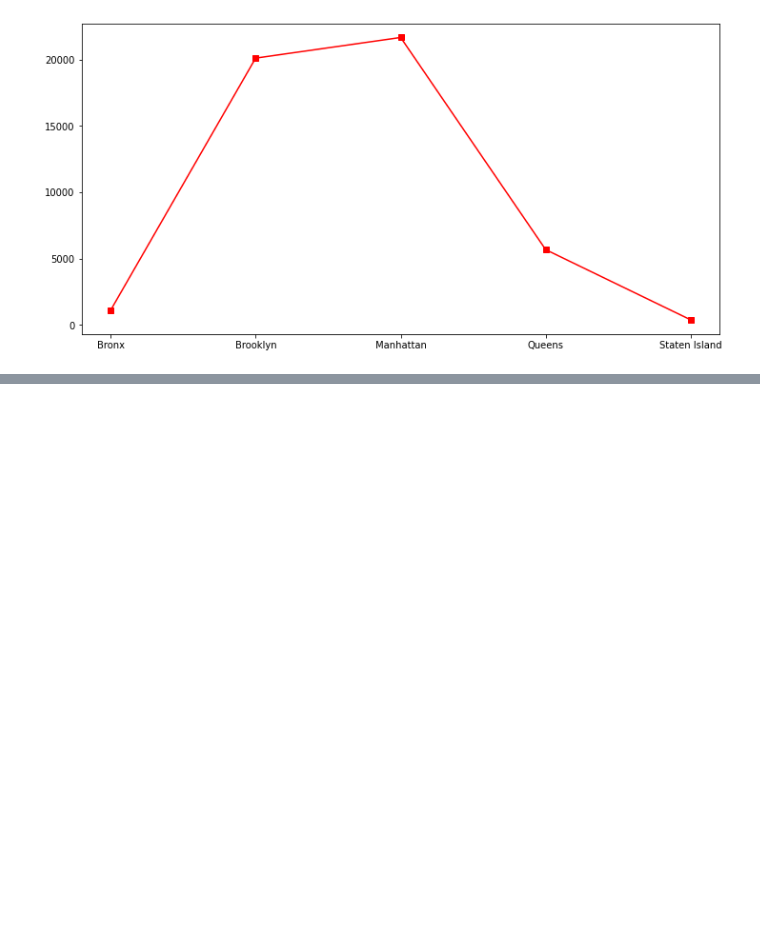
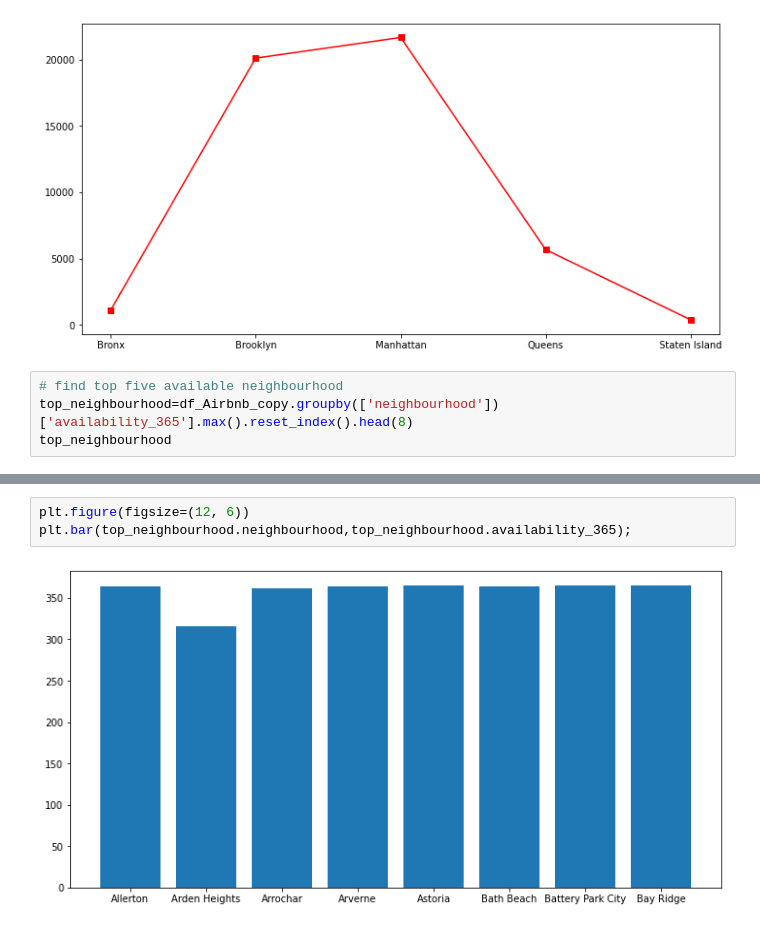
Before and after one commit to aloksingh43/EDA-Airbnb-Bookings-Analysis, a Jupyter notebook: EDA_Airbnb_Bookings_Analysis.ipynb, the cells around one changed output, grey strips where cells are left out. Saved outputs shown, nothing was run; the diff lists cells and outputs as text; blank space fills up the shorter version.

```diff
--- a/EDA_Airbnb_Bookings_Analysis.ipynb
+++ b/EDA_Airbnb_Bookings_Analysis.ipynb
@@ -320,3 +320,7 @@ plt.figure(figsize=(12, 6))
 plt.plot(hotal_in_neighbourhood_group.neighbourhood_group,hotal_in_neighbourhood_group.no_of_hotal, marker='s', c='r',ls='-');
 # %% [output]
 [figure]
+# %%
+# find top five available neighbourhood
+top_neighbourhood=df_Airbnb_copy.groupby(['neighbourhood'])['availability_365'].max().reset_index().head(8)
+top_neighbourhood
@@ -322,0 +337,5 @@ plt.plot(hotal_in_neighbourhood_group.neighbourhood_group,hotal_in_neighbourhood
+# %%
+plt.figure(figsize=(12, 6))
+plt.bar(top_neighbourhood.neighbourhood,top_neighbourhood.availability_365);
+# %% [output]
+[figure, added]
```
Also changed, not shown: parts of 1 cell of this notebook.
